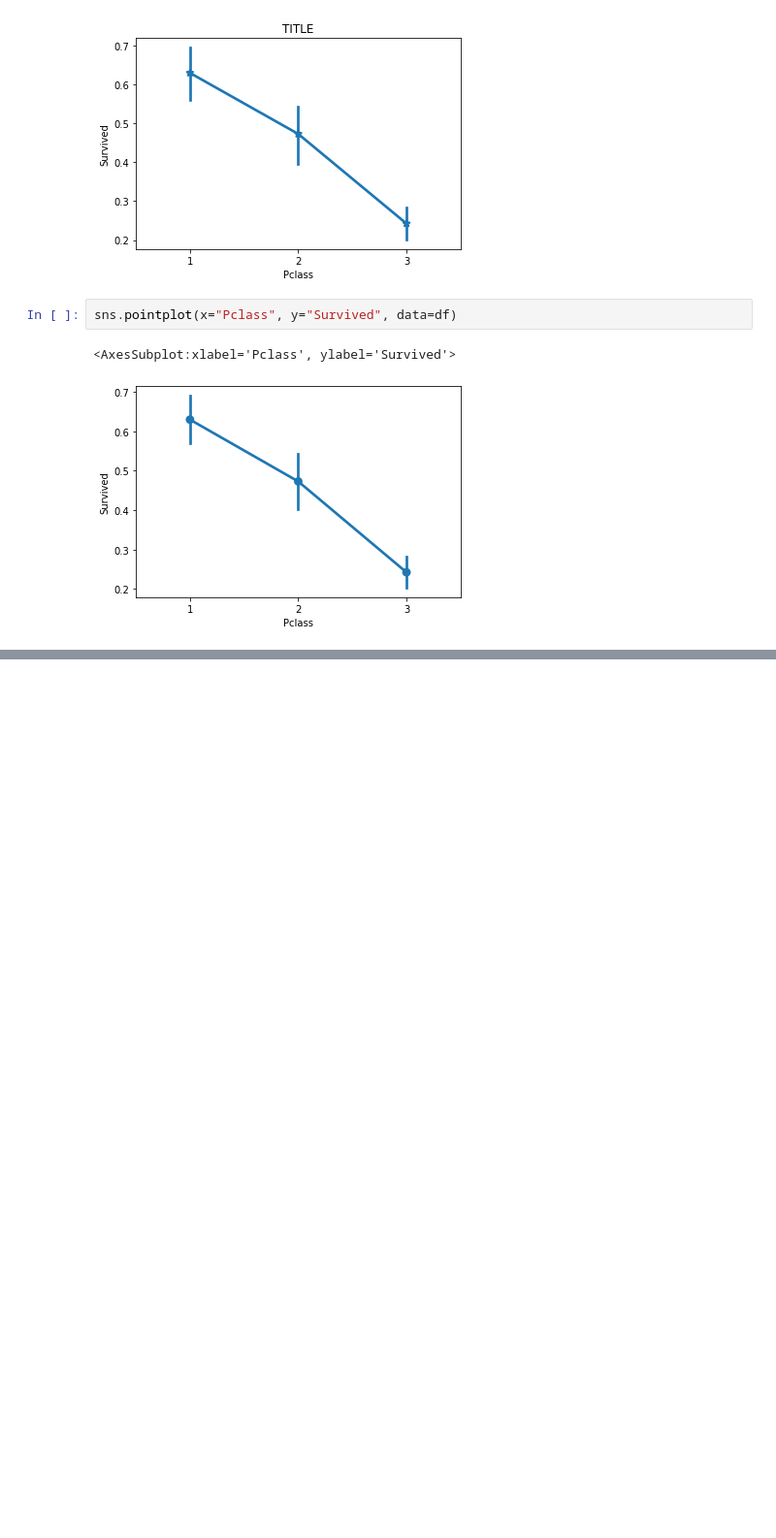
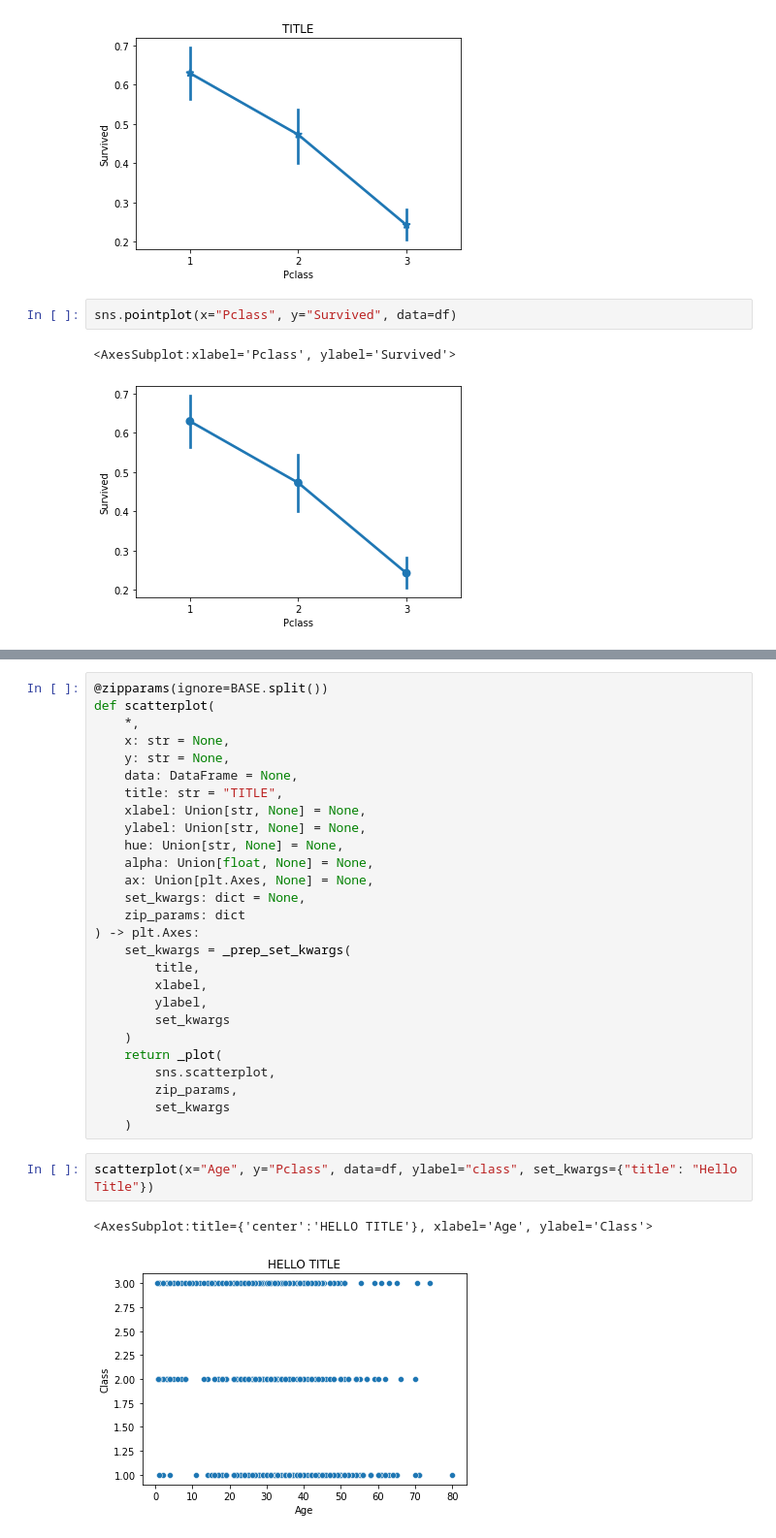
Before and after one commit to enricogoerlitz/DevTed-DS, a Jupyter notebook: dev_devted.ipynb, the cells around one changed output, grey strips where cells are left out. Shown at 97% size. Saved outputs shown, nothing was run; the diff lists cells and outputs as text; blank space fills up the shorter version.

```diff
--- a/dev_devted.ipynb
+++ b/dev_devted.ipynb
@@ -219,0 +232,32 @@ sns.pointplot(x="Pclass", y="Survived", data=df)
+# %%
+@zipparams(ignore=BASE.split())
+def scatterplot(
+    *,
+    x: str = None,
+    y: str = None,
+    data: DataFrame = None,
+    title: str = "TITLE",
+    xlabel: Union[str, None] = None,
+    ylabel: Union[str, None] = None,
+    hue: Union[str, None] = None,
+    alpha: Union[float, None] = None,
+    ax: Union[plt.Axes, None] = None,
+    set_kwargs: dict = None,
+    zip_params: dict
+) -> plt.Axes:
+    set_kwargs = _prep_set_kwargs(
+        title,
+        xlabel,
+        ylabel,
+        set_kwargs
+    )
+    return _plot(
+        sns.scatterplot,
+        zip_params,
+        set_kwargs
+    )
+# %%
+scatterplot(x="Age", y="Pclass", data=df, ylabel="class", set_kwargs={"title": "Hello Title"})
+# %% [output]
+<AxesSubplot:title={'center':'HELLO TITLE'}, xlabel='Age', ylabel='Class'>
+[figure, added]
```
Also changed, not shown: parts of 5 cells of this notebook, 2 other files.
